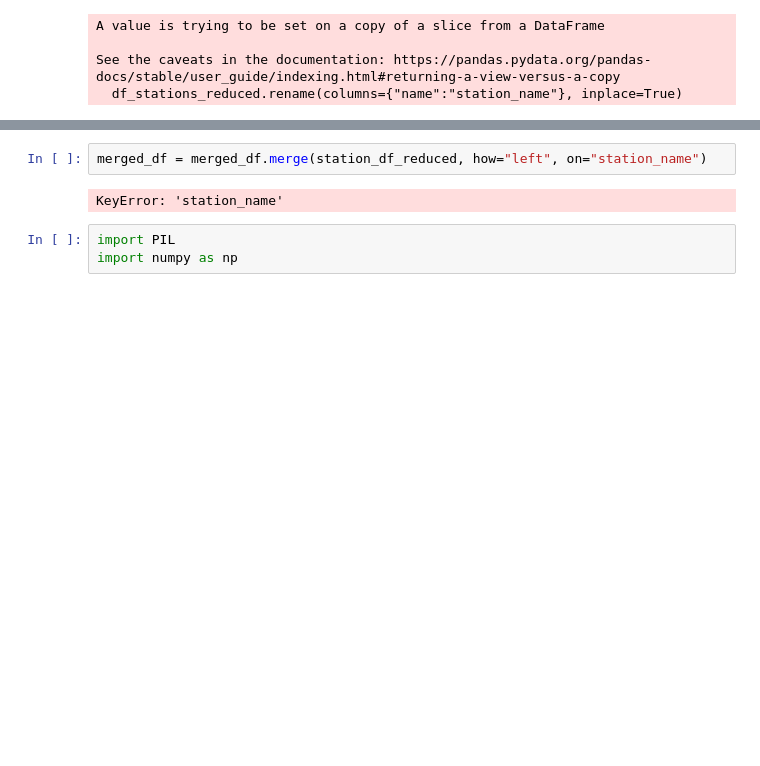
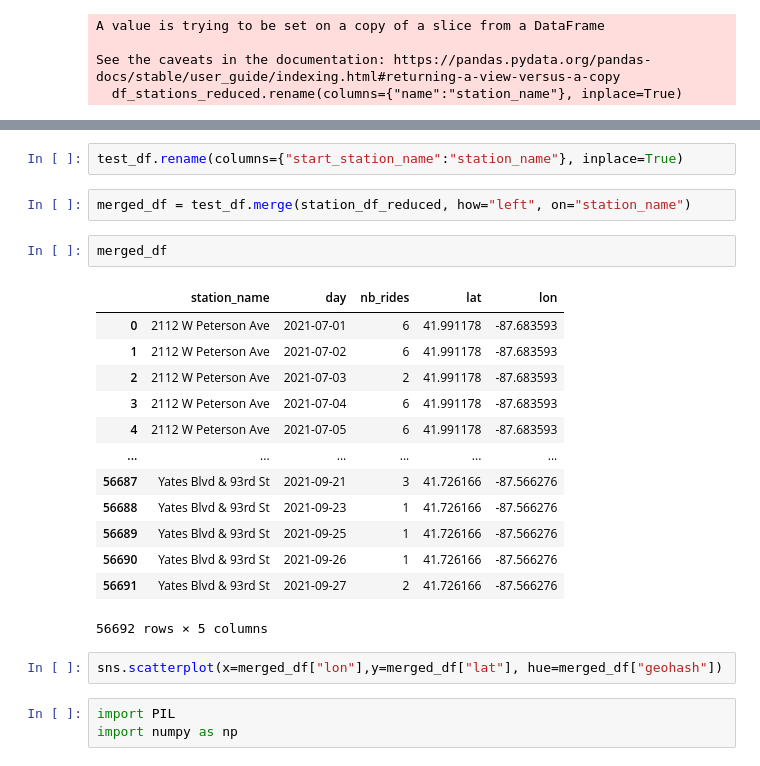
Before and after one commit to G-Dolle/DIVVY_BIKE, a Jupyter notebook: notebooks/desc_stats.ipynb, the cells around one changed output, grey strips where cells are left out. Saved outputs shown, nothing was run; the diff lists cells and outputs as text; blank space fills up the shorter version.

```diff
--- a/notebooks/desc_stats.ipynb
+++ b/notebooks/desc_stats.ipynb
@@ -156,7 +223,25 @@ See the caveats in the documentation: https://pandas.pydata.org/pandas-docs/stab
+# %%
+test_df.rename(columns={"start_station_name":"station_name"}, inplace=True)
 # %%
-merged_df = merged_df.merge(station_df_reduced, how="left", on="station_name")
+merged_df = test_df.merge(station_df_reduced, how="left", on="station_name")
-# %% [output]
-KeyError: 'station_name'
+# %%
+merged_df
+# %% [output]
+|  | station_name | day | nb_rides | lat | lon |
+| 0 | 2112 W Peterson Ave | 2021-07-01 | 6 | 41.991178 | -87.683593 |
+| 1 | 2112 W Peterson Ave | 2021-07-02 | 6 | 41.991178 | -87.683593 |
+| 2 | 2112 W Peterson Ave | 2021-07-03 | 2 | 41.991178 | -87.683593 |
+| 3 | 2112 W Peterson Ave | 2021-07-04 | 6 | 41.991178 | -87.683593 |
+| 4 | 2112 W Peterson Ave | 2021-07-05 | 6 | 41.991178 | -87.683593 |
+| ... | ... | ... | ... | ... | ... |
+| 56687 | Yates Blvd & 93rd St | 2021-09-21 | 3 | 41.726166 | -87.566276 |
+| 56688 | Yates Blvd & 93rd St | 2021-09-23 | 1 | 41.726166 | -87.566276 |
+| 56689 | Yates Blvd & 93rd St | 2021-09-25 | 1 | 41.726166 | -87.566276 |
+| 56690 | Yates Blvd & 93rd St | 2021-09-26 | 1 | 41.726166 | -87.566276 |
+| 56691 | Yates Blvd & 93rd St | 2021-09-27 | 2 | 41.726166 | -87.566276 |
+56692 rows × 5 columns
+# %%
+sns.scatterplot(x=merged_df["lon"],y=merged_df["lat"], hue=merged_df["geohash"])
 # %%
 import PIL
 import numpy as np
```
Also changed, not shown: parts of 28 cells of this notebook, 5 other files.
